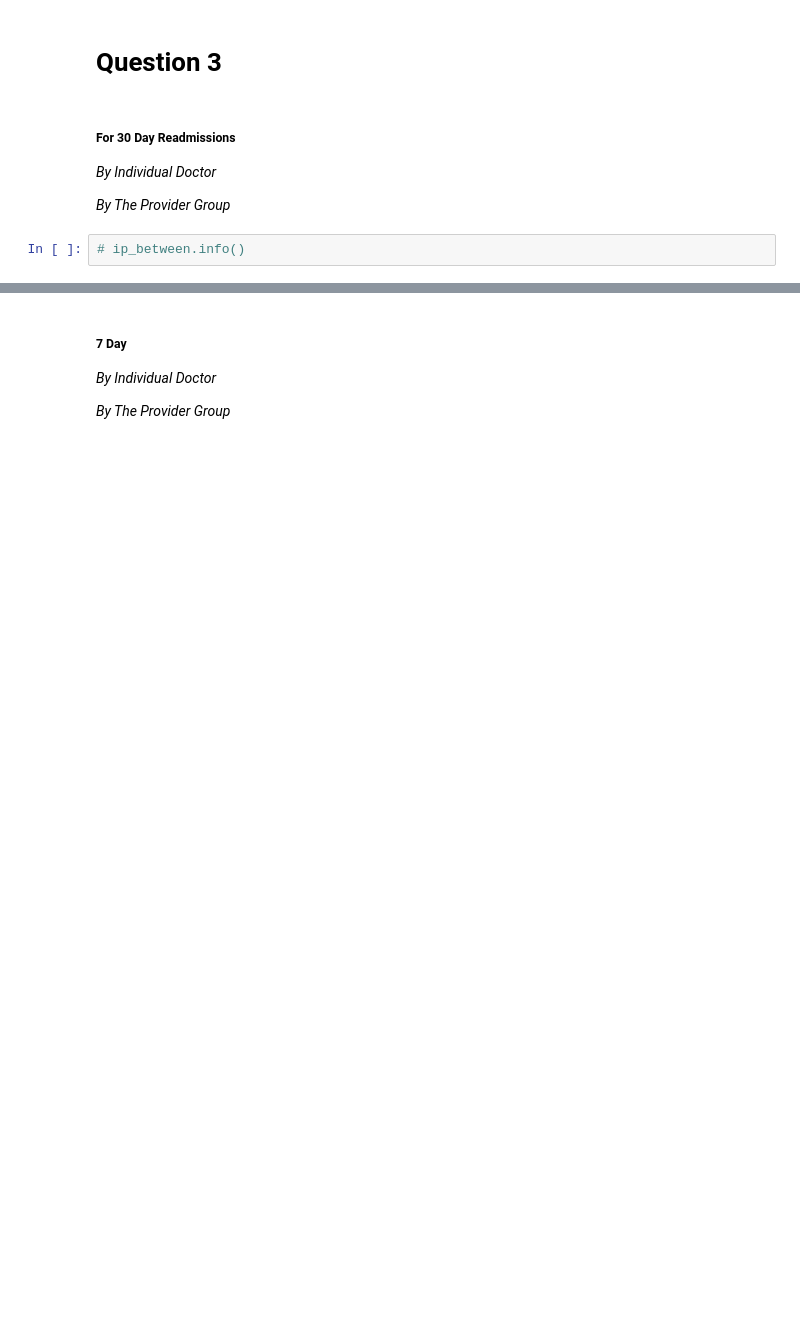
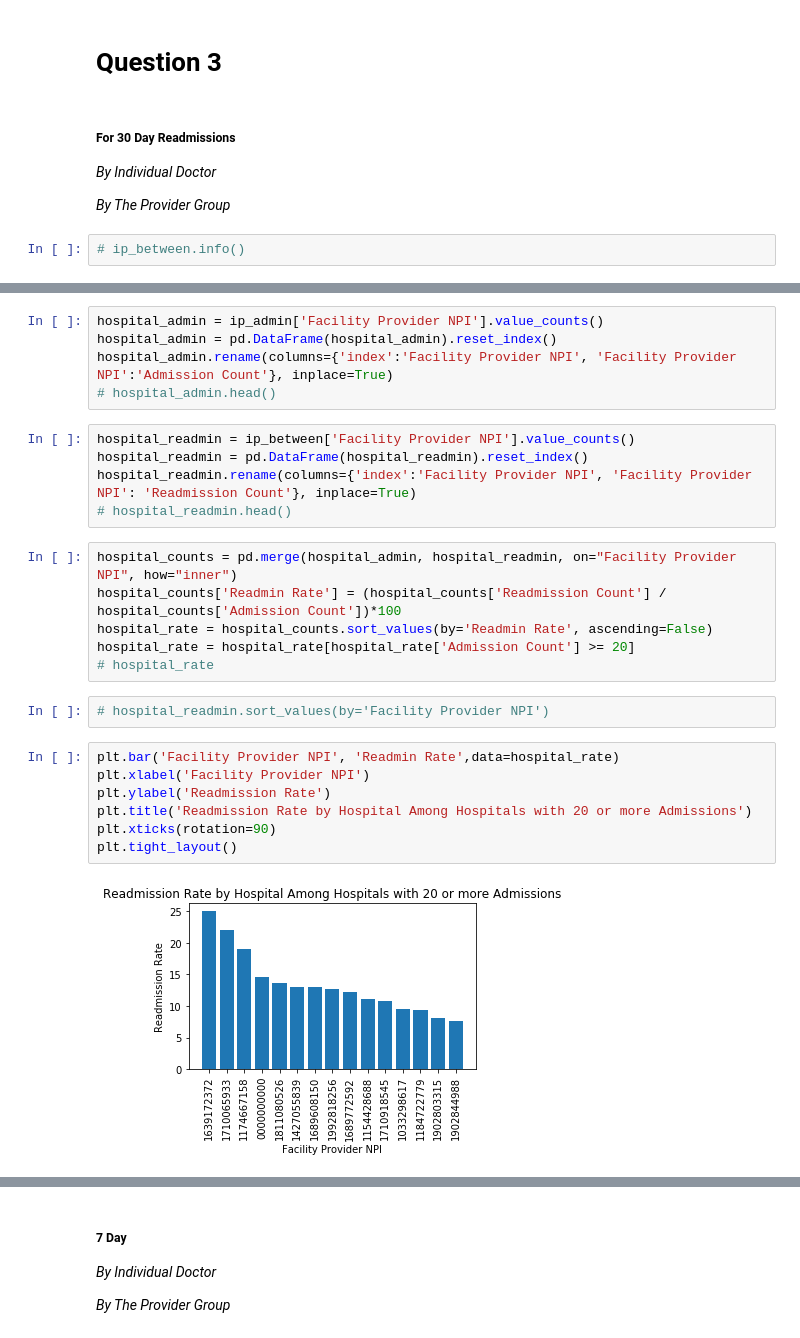
Before and after one commit to tipearso/hospital-readmissions, a Jupyter notebook: Jupyter Notebooks/Boo-Boo Exploratory.ipynb, the cells around one changed output, grey strips where cells are left out. Drawn from its saved outputs; the diff is of its cells as text; blank space fills up the shorter version.

```diff
--- a/Jupyter Notebooks/Boo-Boo Exploratory.ipynb
+++ b/Jupyter Notebooks/Boo-Boo Exploratory.ipynb
@@ -274,0 +306,27 @@ _By The Provider Group_
+# %%
+hospital_admin = ip_admin['Facility Provider NPI'].value_counts()
+hospital_admin = pd.DataFrame(hospital_admin).reset_index()
+hospital_admin.rename(columns={'index':'Facility Provider NPI', 'Facility Provider NPI':'Admission Count'}, inplace=True)
+# hospital_admin.head()
+# %%
+hospital_readmin = ip_between['Facility Provider NPI'].value_counts()
+hospital_readmin = pd.DataFrame(hospital_readmin).reset_index()
+hospital_readmin.rename(columns={'index':'Facility Provider NPI', 'Facility Provider NPI': 'Readmission Count'}, inplace=True)
+# hospital_readmin.head()
+# %%
+hospital_counts = pd.merge(hospital_admin, hospital_readmin, on="Facility Provider NPI", how="inner")
+hospital_counts['Readmin Rate'] = (hospital_counts['Readmission Count'] / hospital_counts['Admission Count'])*100
+hospital_rate = hospital_counts.sort_values(by='Readmin Rate', ascending=False)
+hospital_rate = hospital_rate[hospital_rate['Admission Count'] >= 20]
+# hospital_rate
+# %%
+# hospital_readmin.sort_values(by='Facility Provider NPI')
+# %%
+plt.bar('Facility Provider NPI', 'Readmin Rate',data=hospital_rate)
+plt.xlabel('Facility Provider NPI')
+plt.ylabel('Readmission Rate')
+plt.title('Readmission Rate by Hospital Among Hospitals with 20 or more Admissions')
+plt.xticks(rotation=90)
+plt.tight_layout()
+# %% [output]
+[figure, added]
```
Also changed, not shown: parts of 83 cells of this notebook, 2 other files.
